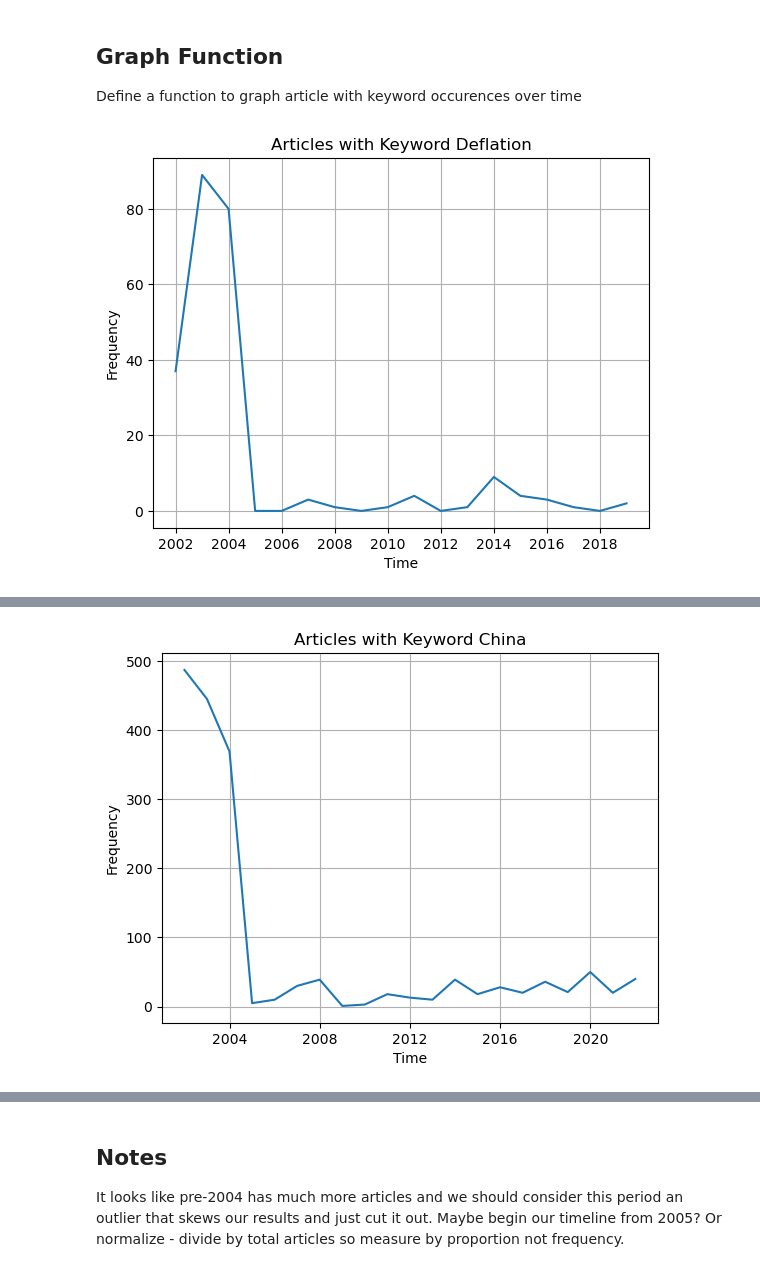
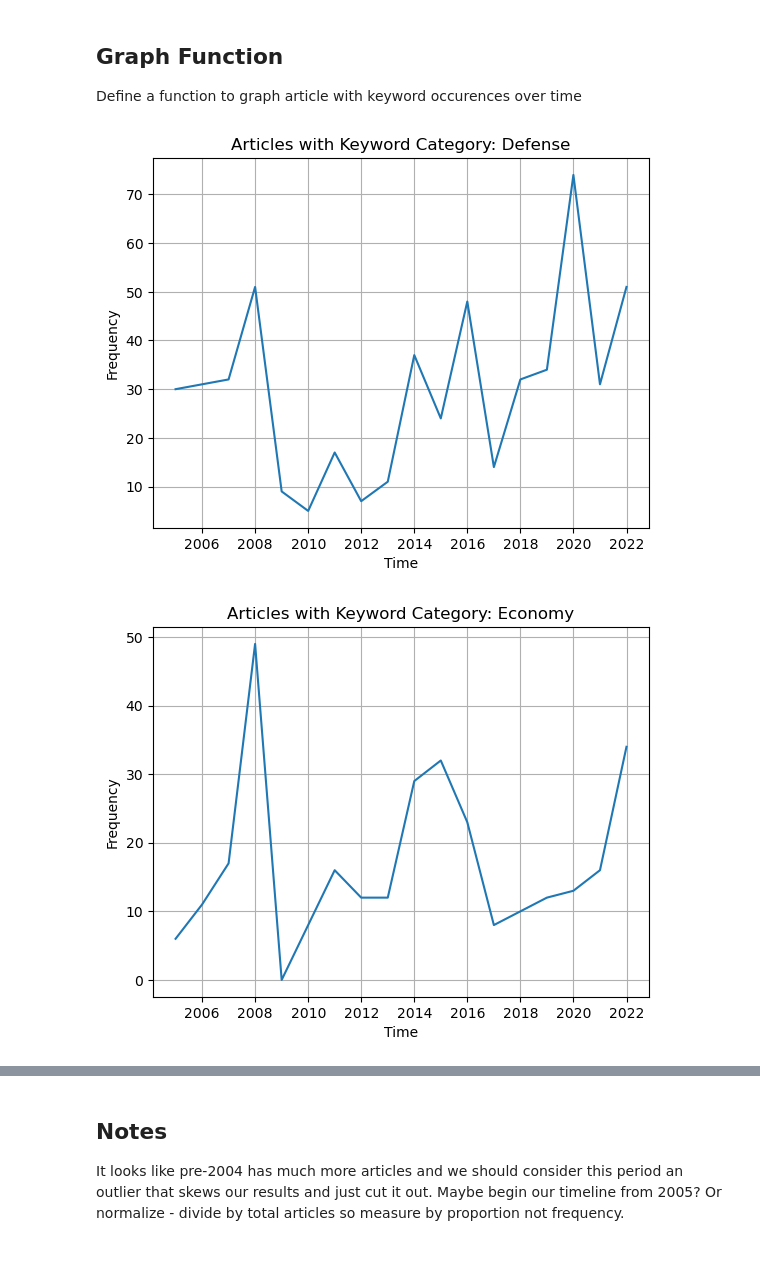
Before and after one commit to ninaudagawa/Media-Politics, a Jupyter notebook: project/notebooks/news_analysis.ipynb, the cells around one changed output, grey strips where cells are left out. Saved outputs shown, nothing was run; the diff lists cells and outputs as text; code cells hidden in the pictures.

Commit message:
new graphs for news analysis

```diff
--- a/project/notebooks/news_analysis.ipynb
+++ b/project/notebooks/news_analysis.ipynb
@@ -44,6 +44,8 @@ JPnews_pd_indexed.head(10)
 # %%
 # Sort by date
 JPnews_pd_indexed = JPnews_pd_indexed.sort_index()
+JPnews_pd_indexed.index = pd.to_datetime(JPnews_pd_indexed.index)
+JPnews_pd_indexed = JPnews_pd_indexed["2004":]
 JPnews_pd_indexed.head(10)
 # %% [output]
 |  | source | title | author | text |
@@ -84,7 +86,7 @@ indexed_numrows
 # %%
 # Use indexed and sorted data to search for articles that contain the keyword "deflation" in them
-JPnews_pd_keyword = JPnews_pd_indexed[JPnews_pd_indexed['text'].str.contains('deflation', case=False)]
-JPnews_pd_keyword.head(10)
+JPnews_pd_keyword_deflation = JPnews_pd_indexed[JPnews_pd_indexed['text'].str.contains('deflation', case=False)]
+JPnews_pd_keyword_deflation.head(10)
 # %% [output]
 |  | source | title | author | text |
 | date |  |  |  |  |
@@ -123,0 +179,13 @@ keyword_article_count('deflation')
+# %%
+def category_article_count(keywords, df):
+    # combines all keywords into one regex, so each article is counted once
+    pattern = "|".join(keywords)
+    return df['text'].str.contains(pattern, case=False, na=False).sum()
+
+rows = []
+for category, keywords in categories.items():
+    count = category_article_count(keywords, JPnews_pd_indexed)
+    rows.append({"category": category, "unique_articles": count})
+
+category_totals = pd.DataFrame(rows).sort_values("unique_articles", ascending=False)
+category_totals
@@ -126,26 +200,36 @@ keyword_article_count('deflation')
 
 Define a function to graph article with keyword occurences over time
 # %%
-def article_graph(keyword, x_title, y_title, main_title):
-    japan_english_filepath = "../../project/data/clean/Japan_cleaned_news.csv"
-    JPnews_pd = pd.read_csv(japan_english_filepath, index_col='date', parse_dates=True)
+import matplotlib.pyplot as plt
 
-    JPnews_pd_keyword = JPnews_pd[JPnews_pd['text'].str.contains(keyword, case=False)]
+def category_graph(category_name, keywords, df, x_title, y_title, main_title):
+
+    pattern = "|".join(keywords)
+    JPnews_pd_keyword = df[df['text'].str.contains(pattern, case=False, na=False)]
 
     df_plot = JPnews_pd_keyword.resample('YE').size()
 
     fig, ax = plt.subplots()
     ax.plot(df_plot.index, df_plot.values)
     ax.set_xlabel(x_title)
     ax.set_ylabel(y_title)
     ax.set_title(main_title)
     ax.grid(True)
 
     return fig
 
 # Save the figure
-deflation_graph = article_graph('deflation', 'Time', 'Frequency', 'Articles with Keyword Deflation')
-deflation_graph.savefig('deflation_articles_plot.png', bbox_inches='tight', dpi=300)
-plt.show()
+for category, keywords in categories.items():
+ fig = category_graph(
+        category_name=category,
+        keywords=keywords,
+        df=JPnews_pd_indexed,
+        x_title="Time",
+        y_title="Frequency",
+        main_title=f"Articles with Keyword Category: {category.capitalize()}"
+    )
+ fig.savefig(f"{category}_articles_plot.png", bbox_inches='tight', dpi=300)
+ plt.show()
 # %% [output]
-[figure, old version]
+[figure, new version]
+[figure, added]
@@ -152,6 +237,0 @@ plt.show()
-# %%
-china_graph = article_graph('china', 'Time', 'Frequency', 'Articles with Keyword China')
-china_graph.savefig('china_articles_plot.png', bbox_inches='tight', dpi=300)
-plt.show()
-# %% [output]
-[figure, removed]
```
Also changed, not shown: parts of 12 cells of this notebook, 4 other files.
